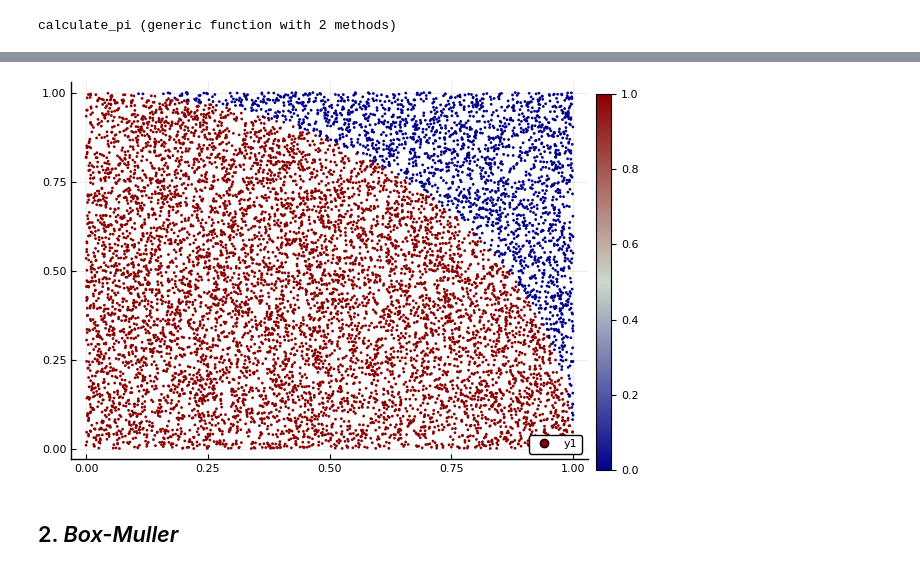
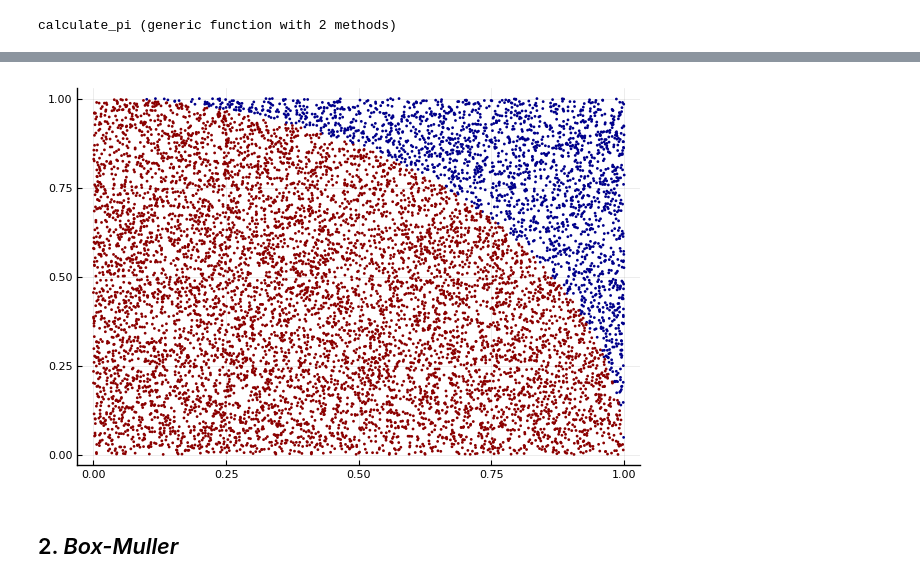
Before and after one commit to davibarreira/Computational_Statistics, a Jupyter notebook: Exercises1/Exercises1_Simulation.ipynb, the cells around one changed output, grey strips where cells are left out. Cells and saved outputs as stored; diff of their text form; code cells hidden in the pictures.

```diff
--- a/Exercises1/Exercises1_Simulation.ipynb
+++ b/Exercises1/Exercises1_Simulation.ipynb
@@ -35,7 +31,8 @@ Plots.PyPlotBackend()
 # %%
-scatter(x,y,zcolor=c,markersize=2,markerstrokewidth = 0,c=:bluesreds)
+p = scatter(x,y,zcolor=c,markersize=2,markerstrokewidth = 0,c=:bluesreds,fmt =:png,legend=false)
+savefig(p,"./images/MonteCarlo_Pi.png")
 # %% [output]
-[figure, old version]
+[figure, new version]
 # %% [markdown]
 ## 2. *Box-Muller*
 # %%
```
Also changed, not shown: parts of 21 cells of this notebook, 6 other files.
